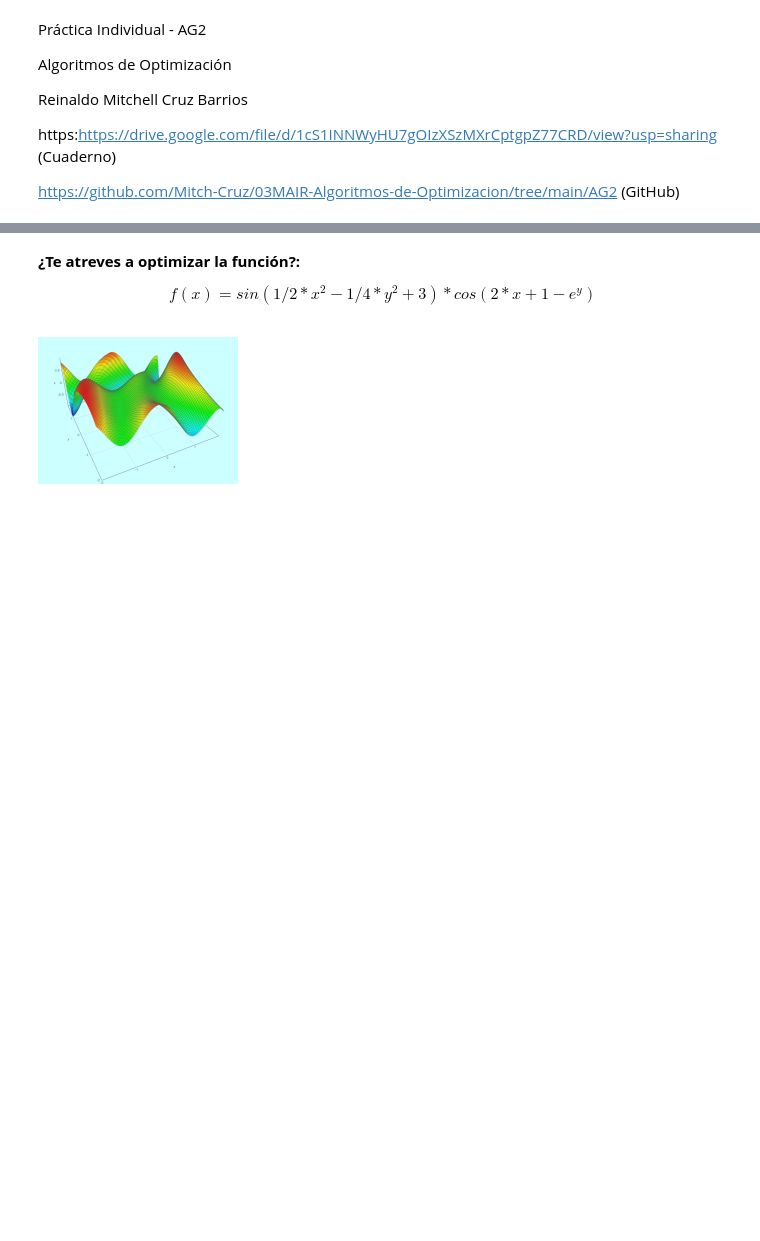
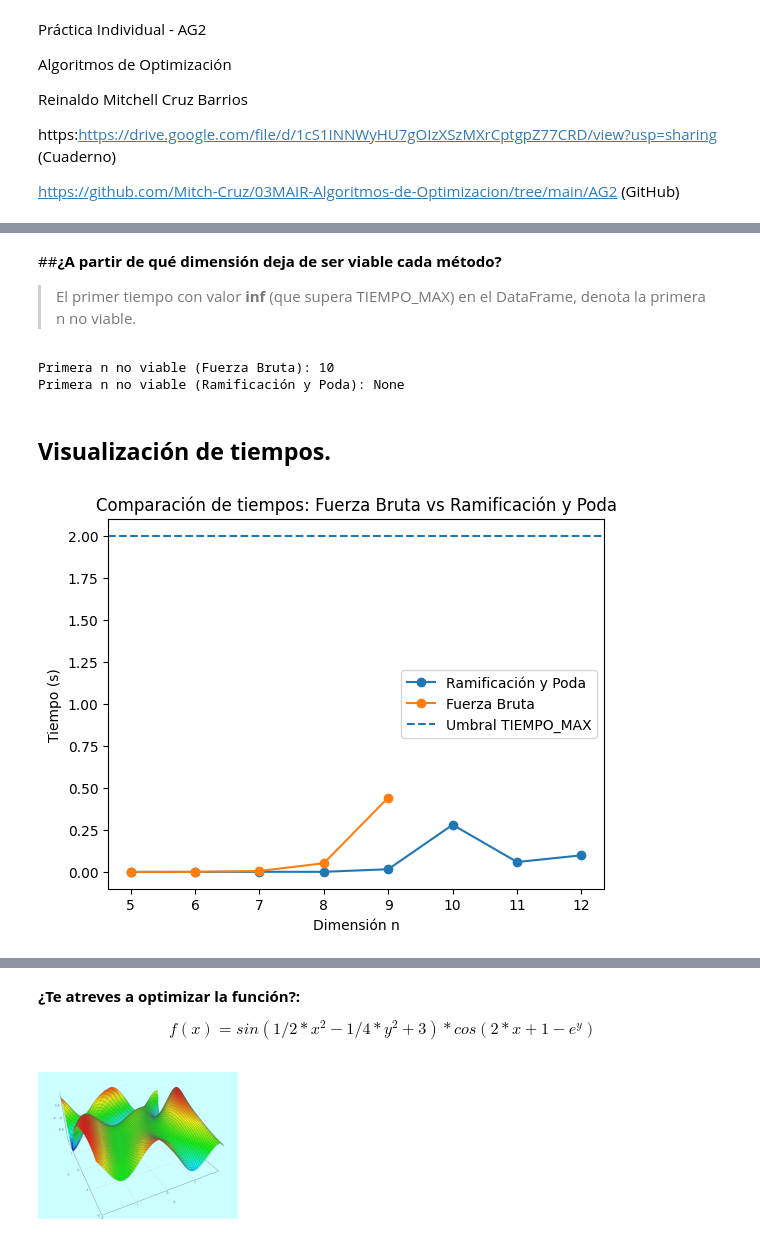
Before and after one commit to Mitch-Cruz/03MAIR-Algoritmos-de-Optimizacion, a Jupyter notebook: AG2/Practica_Individual_AG2.ipynb, the cells around one changed output, grey strips where cells are left out. Cells and saved outputs as stored; diff of their text form; code cells hidden in the pictures; blank space fills up the shorter version.

```diff
--- a/AG2/Practica_Individual_AG2.ipynb
+++ b/AG2/Practica_Individual_AG2.ipynb
@@ -18,0 +59,22 @@ https://github.com/Mitch-Cruz/03MAIR-Algoritmos-de-Optimizacion/tree/main/AG2 (G
+# %%
+# Función de coste.
+def coste(S, COSTES):
+    """Coste total de una solución (completa o parcial).
+
+    Convención:
+      - S[t] = agente asignado a la tarea t
+      - COSTES[a][t] = coste de asignar agente a la tarea t
+    """
+    return sum(COSTES[S[t]][t] for t in range(len(S)))
+
+def es_valida(S):
+    """Una solución parcial es válida si no repite agentes."""
+    return len(set(S)) == len(S)
+
+# Prueba...
+C = generar_matriz_costes(4, seed=7)
+S_ok = (0, 1, 2, 3)
+S_bad = (0, 1, 1)
+
+print("Coste S_ok:", coste(S_ok, C), "| válida:", es_valida(S_ok))
+print("S_bad válida:", es_valida(S_bad))
@@ -18,0 +313,43 @@ https://github.com/Mitch-Cruz/03MAIR-Algoritmos-de-Optimizacion/tree/main/AG2 (G
+# %% [markdown]
+##**¿A partir de qué dimensión deja de ser viable cada método?**
+> El primer tiempo con valor **inf** (que supera TIEMPO_MAX) en el DataFrame, denota la primera n no viable.
+# %%
+def primera_no_viable(df, prefijo):
+    """Devuelve la primera dimensión n donde el método deja de ser viable."""
+    name = prefijo + '_tiempo_s'
+    sub = df[df[name] == float("inf")]
+
+    if sub.empty:
+        return None
+
+    return int(sub.iloc[0]["n"])
+
+n_fb = primera_no_viable(df, 'FB') # Fuerza Bruta
+n_bb = primera_no_viable(df, 'BB') # Ramificación y Poda
+
+print("Primera n no viable (Fuerza Bruta):", n_fb)
+print("Primera n no viable (Ramificación y Poda):", n_bb)
+# %% [output]
+Primera n no viable (Fuerza Bruta): 10
+Primera n no viable (Ramificación y Poda): None
+# %% [markdown]
+## **Visualización de tiempos.**
+# %%
+import matplotlib.pyplot as plt
+import math
+
+plt.figure()
+plt.plot(df["n"], df["BB_tiempo_s"], marker="o", label="Ramificación y Poda")
+
+# Para fuerza bruta, omitimos los 'inf' usando NaN (para que el plot no explote).
+fb_times = [t if t != float("inf") else float("nan") for t in df["FB_tiempo_s"]]
+plt.plot(df["n"], fb_times, marker="o", label="Fuerza Bruta")
+
+plt.axhline(TIEMPO_MAX, linestyle="--", label="Umbral TIEMPO_MAX")
+plt.xlabel("Dimensión n")
+plt.ylabel("Tiempo (s)")
+plt.title("Comparación de tiempos: Fuerza Bruta vs Ramificación y Poda")
+plt.legend()
+plt.show()
+# %% [output]
+[figure, added]
```
Also changed, not shown: parts of 19 cells of this notebook.
